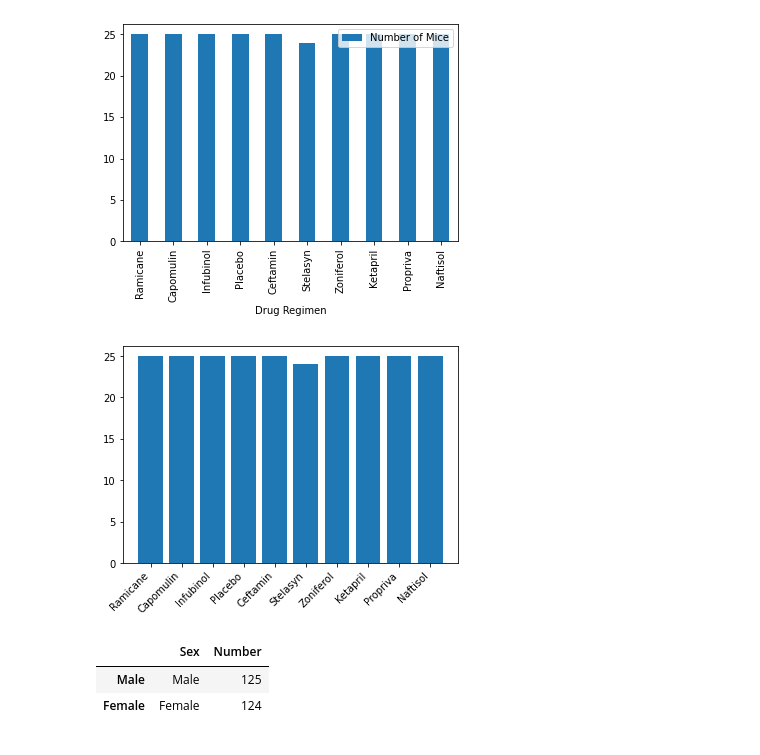
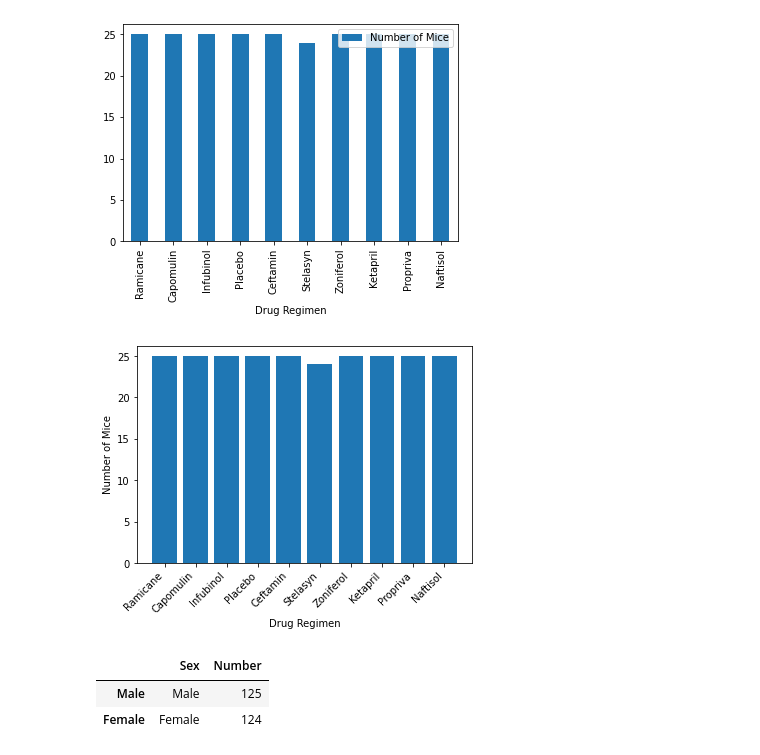
Before and after one commit to CaitlinBerryman/matplotlib-challenge, a Jupyter notebook: script.ipynb, the cells around one changed output. Drawn from its saved outputs; the diff is of its cells as text; code cells hidden in the pictures.

```diff
--- a/script.ipynb
+++ b/script.ipynb
@@ -118,11 +118,13 @@ mouse_num_plt.plot.bar(x="Drug Regimen", y="Number of Mice")
 # %%
 # bar graph using matplotlib
 plt.bar(druglist, drug_len)
 plt.xticks(rotation = 45, ha="right")
+plt.xlabel("Drug Regimen")
+plt.ylabel("Number of Mice")
 
 plt.show()
 # %% [output]
-[figure, old version]
+[figure, new version]
 # %%
 # pie graph using pandas
 sexes = ["Male", "Female"]
```
Also changed, not shown: parts of 1 cell of this notebook.
